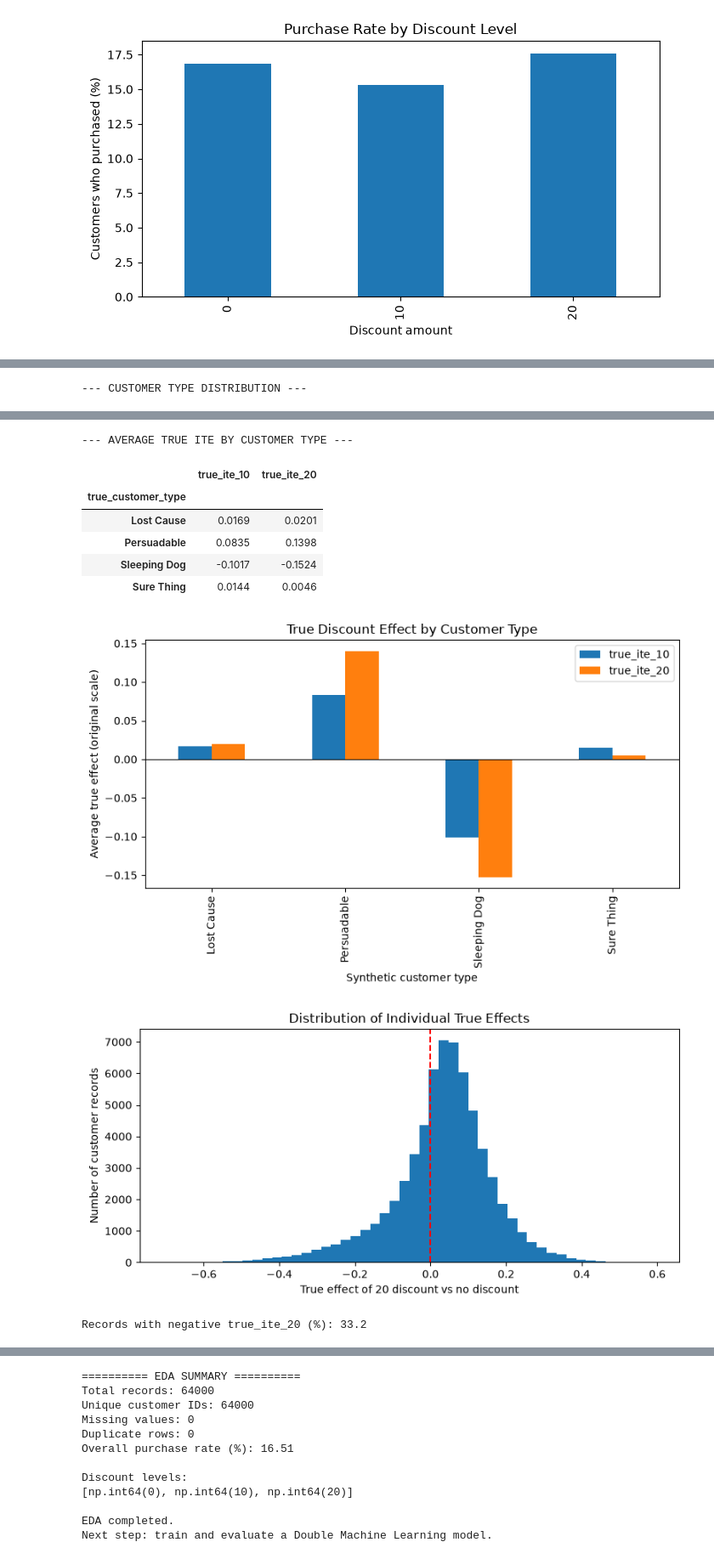
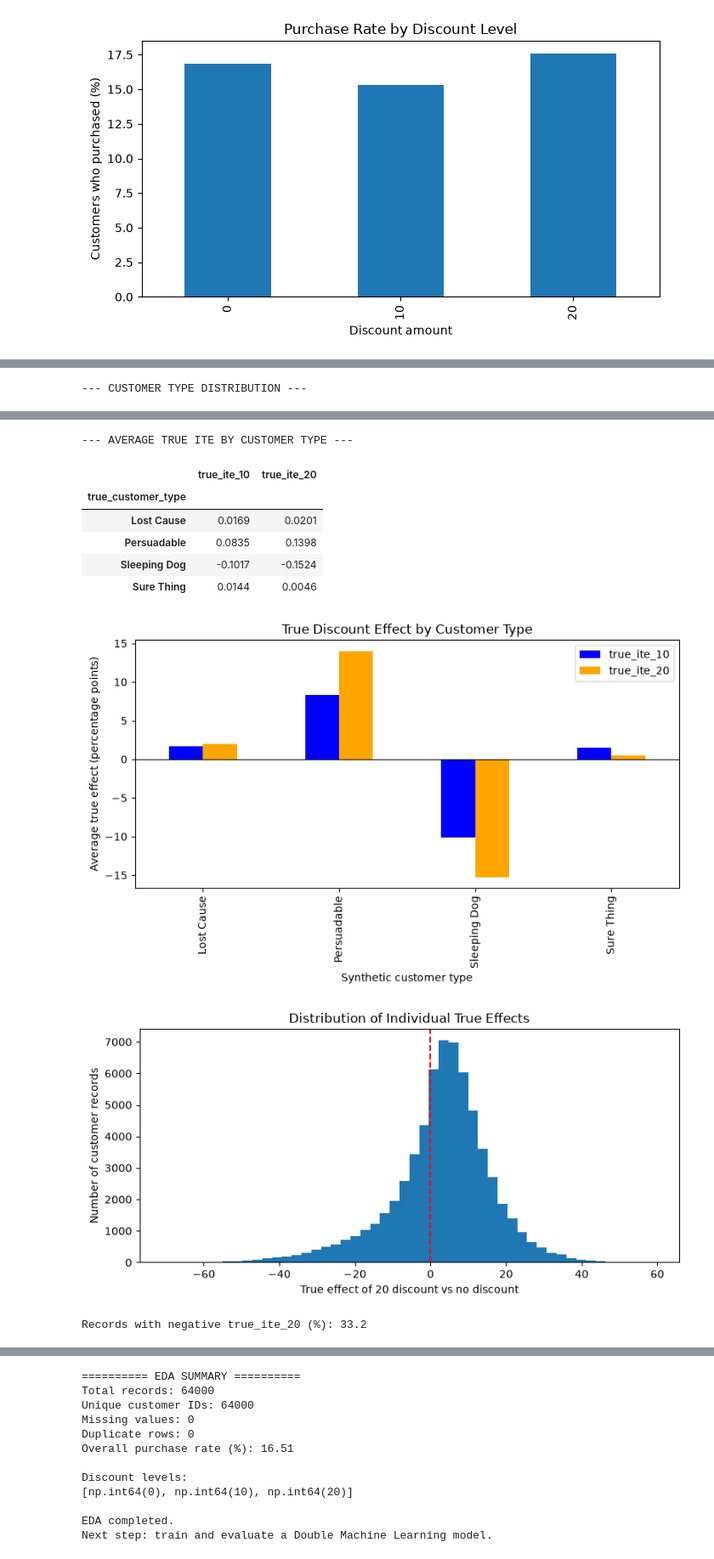
Before and after one commit to srikrishnaprasad/EconoCausal, a Jupyter notebook: notebooks/01_eda.ipynb, the cells around one changed output, grey strips where cells are left out. Shown at 85% size. Saved outputs shown, nothing was run; the diff lists cells and outputs as text; code cells hidden in the pictures.

```diff
--- a/notebooks/01_eda.ipynb
+++ b/notebooks/01_eda.ipynb
@@ -20,6 +20,7 @@ df = pd.read_csv(file_path)
 print("DATASET LOADED SUCCESSFULLY")
 print("Rows:", df.shape[0])
 print("Columns:", df.shape[1])
+pd.set_option("display.max_columns", None)
 
 display(df.head())
 # %% [output]
@@ -388,17 +387,9 @@ if not result.empty:
 # Split customers into five groups by loyalty score.
 # qcut creates groups based on rank/quantiles.
 
-df["loyalty_group"] = pd.qcut(
-    df["loyalty_score"],
-    q=5,
-    labels=False,
-    duplicates="drop"
-)
+df["loyalty_group"] = pd.qcut(df["loyalty_score"],q=5,labels=False,duplicates="drop")
 
-df["loyalty_group"] = (
-    df["loyalty_group"]
-    .add(1)
-    .map(lambda x: f"Group {int(x)}" if pd.notna(x) else "Missing")
+df["loyalty_group"] = (df["loyalty_group"].add(1).map(lambda x: f"Group {int(x)}" if pd.notna(x) else "Missing")
 )
 
 print("\n--- PURCHASE RATE BY LOYALTY GROUP AND DISCOUNT ---")
@@ -415,7 +406,7 @@ loyalty_table = (
 
 display(loyalty_table.round(2))
 
-loyalty_table.plot(marker="o", figsize=(8, 5))
+loyalty_table.plot(marker="o", figsize=(8, 5),color=["blue", "orange", "green"])
 
 plt.xlabel("Loyalty group (1 = lowest, higher = more loyal)")
 plt.ylabel("Purchase rate (%)")
@@ -440,9 +431,7 @@ plt.show()
 print("\n--- CUSTOMER TYPE DISTRIBUTION ---")
 
 type_share = (
-    df["true_customer_type"]
-    .value_counts(normalize=True, dropna=False)
-    .mul(100)
+    df["true_customer_type"].value_counts(normalize=True, dropna=False).mul(100)
 )
 
 display(type_share.round(2).to_frame("Share of records (%)"))
@@ -468,12 +457,19 @@ ite_by_type = (
 
 display(ite_by_type.round(4))
 
-ite_by_type.plot(kind="bar", figsize=(8, 5))
+ite_by_type_percentage = ite_by_type * 100
 
-plt.axhline(0, color="black", linewidth=0.8)
-plt.xlabel("Synthetic customer type")
-plt.ylabel("Average true effect (original scale)")
-plt.title("True Discount Effect by Customer Type")
+ax = ite_by_type_percentage.plot(
+    kind="bar",
+    figsize=(8, 5),
+    color=["blue", "orange"]
+)
+
+ax.axhline(0, color="black", linewidth=0.8)
+ax.set_xlabel("Synthetic customer type")
+ax.set_ylabel("Average true effect (percentage points)")
+ax.set_title("True Discount Effect by Customer Type")
+
 plt.tight_layout()
 plt.show()
 
@@ -481,36 +477,36 @@ plt.show()
 # Individual effect distribution for the 20 discount level
 plt.figure(figsize=(8, 4))
 
-plt.hist(df["true_ite_20"].dropna(), bins=50)
+plt.hist(df["true_ite_20"].dropna()*100, bins=50)
 plt.axvline(0, color="red", linestyle="--")
 
 plt.xlabel("True effect of 20 discount vs no discount")
 plt.ylabel("Number of customer records")
 plt.title("Distribution of Individual True Effects")
 plt.tight_layout()
 plt.show()
 
 print(
     "Records with negative true_ite_20 (%):",
     round((df["true_ite_20"] < 0).mean() * 100, 2)
 )
 # %% [output]
 --- CUSTOMER TYPE DISTRIBUTION ---
 |  | Share of records (%) |
 | true_customer_type |  |
 | Persuadable | 42.25 |
 | Lost Cause | 26.54 |
 | Sleeping Dog | 22.76 |
 | Sure Thing | 8.45 |
 [figure]
 --- AVERAGE TRUE ITE BY CUSTOMER TYPE ---
 |  | true_ite_10 | true_ite_20 |
 | true_customer_type |  |  |
 | Lost Cause | 0.0169 | 0.0201 |
 | Persuadable | 0.0835 | 0.1398 |
 | Sleeping Dog | -0.1017 | -0.1524 |
 | Sure Thing | 0.0144 | 0.0046 |
-[figure, old version]
+[figure, new version]
 [figure]
 Records with negative true_ite_20 (%): 33.2
 # %%
```
Also changed, not shown: parts of 3 cells of this notebook.
